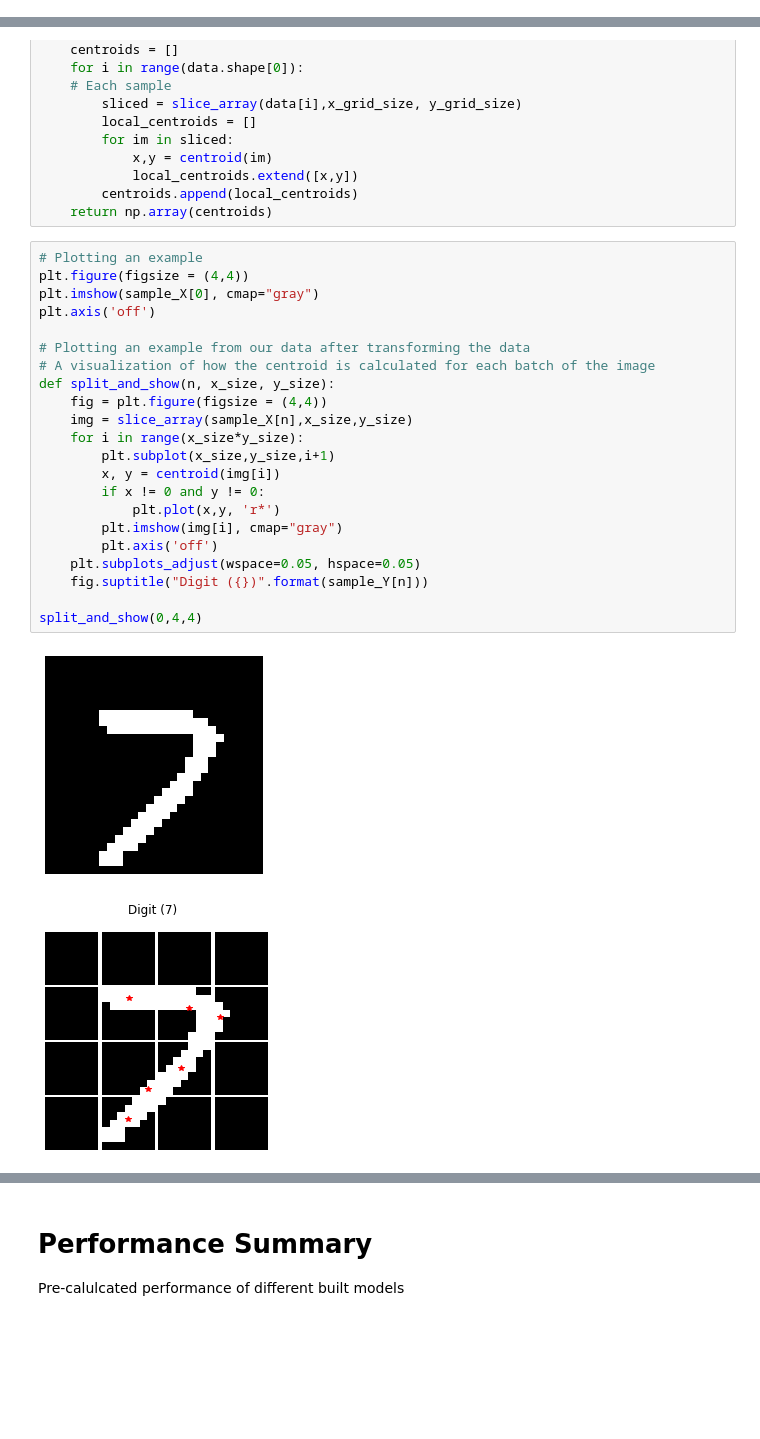
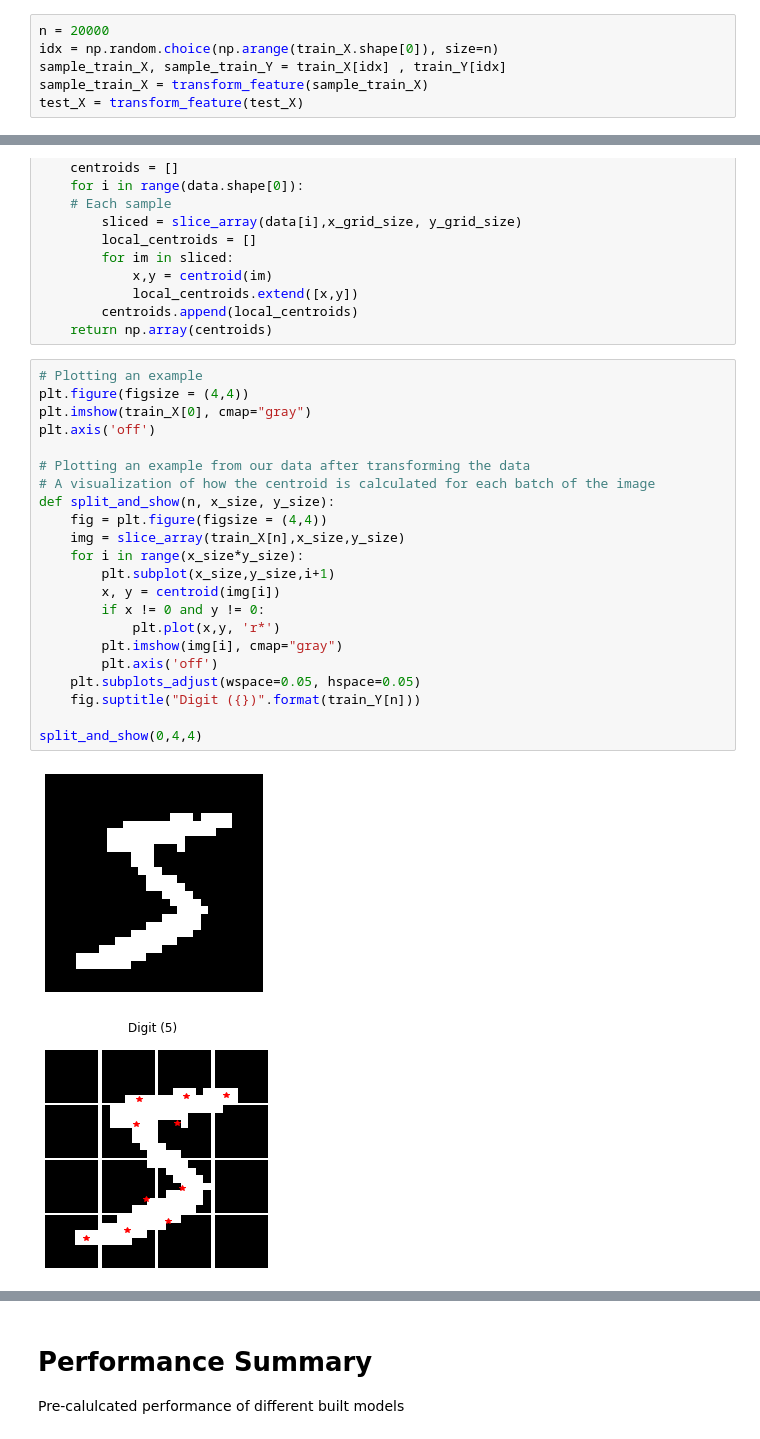
Before and after one commit to CatB1t/MNIST_Digits_model, a Jupyter notebook: sl_mnist.ipynb, the cells around one changed output, grey strips where cells are left out. Drawn from its saved outputs; the diff is of its cells as text; blank space fills up the shorter version.

```diff
--- a/sl_mnist.ipynb
+++ b/sl_mnist.ipynb
@@ -19,0 +22,6 @@ biniarize_data(train_X)
+# %%
+n = 20000
+idx = np.random.choice(np.arange(train_X.shape[0]), size=n)
+sample_train_X, sample_train_Y = train_X[idx] , train_Y[idx]
+sample_train_X = transform_feature(sample_train_X)
+test_X = transform_feature(test_X)
@@ -75,28 +112,28 @@ def transform_feature(data):
 # %%
 # Plotting an example
 plt.figure(figsize = (4,4))
-plt.imshow(sample_X[0], cmap="gray")
+plt.imshow(train_X[0], cmap="gray")
 plt.axis('off')
 
 # Plotting an example from our data after transforming the data
 # A visualization of how the centroid is calculated for each batch of the image
 def split_and_show(n, x_size, y_size):
     fig = plt.figure(figsize = (4,4))
-    img = slice_array(sample_X[n],x_size,y_size)
+    img = slice_array(train_X[n],x_size,y_size)
     for i in range(x_size*y_size):
         plt.subplot(x_size,y_size,i+1)
         x, y = centroid(img[i])
         if x != 0 and y != 0:
             plt.plot(x,y, 'r*')
         plt.imshow(img[i], cmap="gray")
         plt.axis('off')
     plt.subplots_adjust(wspace=0.05, hspace=0.05)
-    fig.suptitle("Digit ({})".format(sample_Y[n]))
+    fig.suptitle("Digit ({})".format(train_Y[n]))
 
 split_and_show(0,4,4)
 # %% [output]
-[figure, old version]
+[figure, new version]
-[figure, old version]
+[figure, new version]
 # %%
 from sklearn.neighbors import KNeighborsClassifier
 from sklearn.metrics import accuracy_score
```
Also changed, not shown: parts of 7 cells of this notebook.
